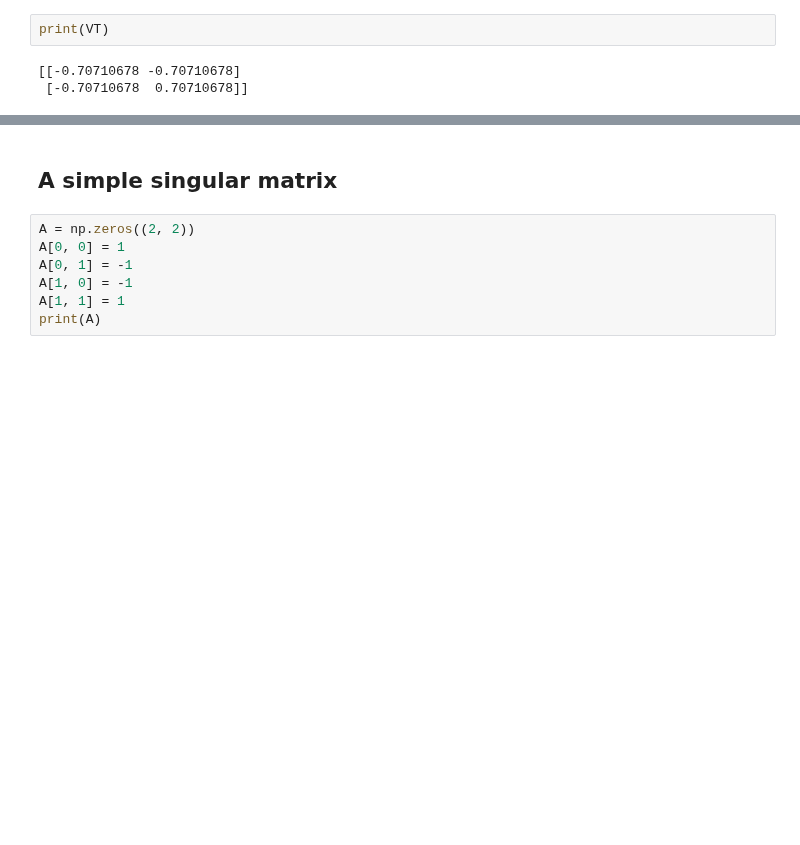
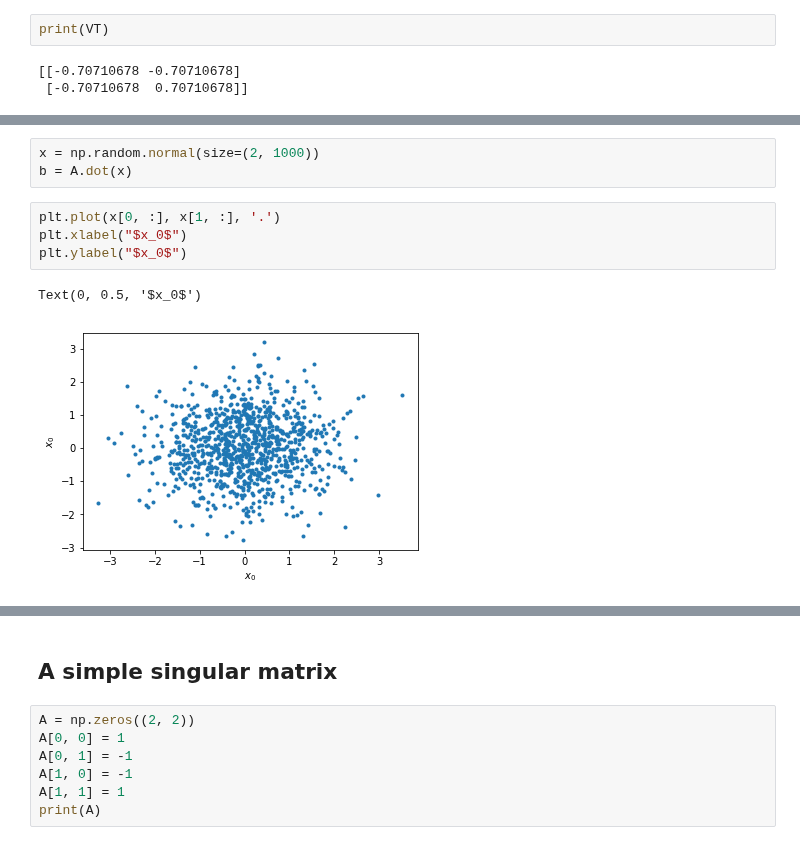
Before and after one commit to blanton144/computational, a Jupyter notebook: docs/notebooks/linear-algebra.ipynb, the cells around one changed output, grey strips where cells are left out. Cells and saved outputs as stored; diff of their text form; blank space fills up the shorter version.

```diff
--- a/docs/notebooks/linear-algebra.ipynb
+++ b/docs/notebooks/linear-algebra.ipynb
@@ -155,0 +157,10 @@ print(Ainv.dot(b1))
+# %%
+x = np.random.normal(size=(2, 1000))
+b = A.dot(x)
+# %%
+plt.plot(x[0, :], x[1, :], '.')
+plt.xlabel("$x_0$")
+plt.ylabel("$x_0$")
+# %% [output]
+Text(0, 0.5, '$x_0$')
+[figure, added]
```
Also changed, not shown: parts of 18 cells of this notebook, 17 other files.
